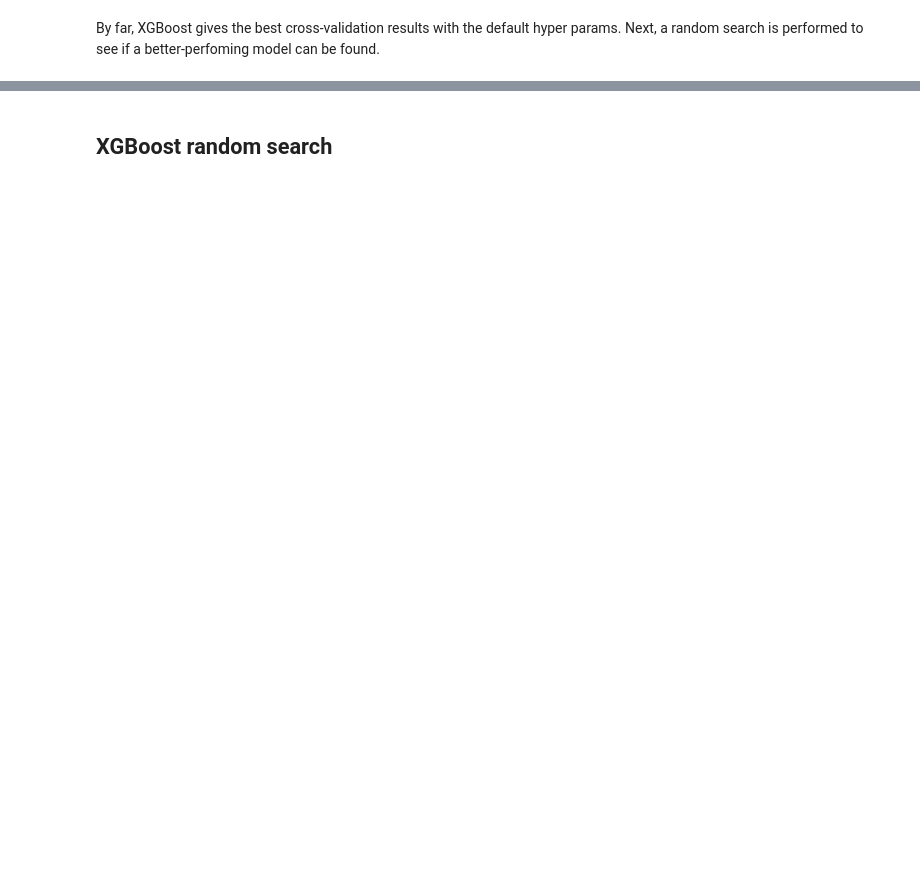
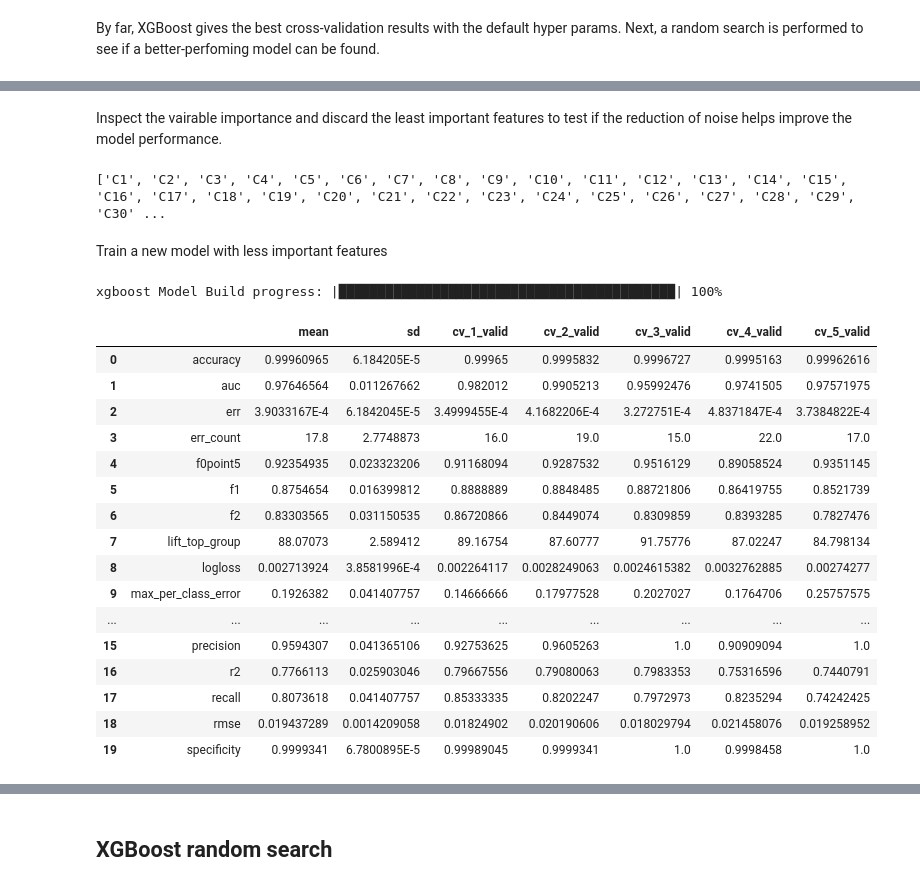
Before and after one commit to Realvincentyuan/Machine_Learning_Lab, a Jupyter notebook: creditcard-fraud-prediction.ipynb, the cells around one changed output, grey strips where cells are left out. Cells and saved outputs as stored; diff of their text form; code cells hidden in the pictures; blank space fills up the shorter version.

```diff
--- a/creditcard-fraud-prediction.ipynb
+++ b/creditcard-fraud-prediction.ipynb
@@ -620,10 +233,0 @@ performance_best_model_valid_set
-# %%
-prob = None
-k=10
-for i in range(0,k):
-    gbm = h2o.get_model(sorted_final_grid.sorted_metric_table()['model_ids'][i])
-    if (prob is None):
-        prob = gbm.predict(test_frame)["p1"]
-    else:
-        prob = prob + gbm.predict(test_frame)["p1"]
-prob = prob/k
@@ -761,2 +413,6 @@ auc of cross-validation: 0.9719653956774948
 # %% [markdown]
 By far, XGBoost gives the best cross-validation results with the default hyper params. Next, a random search is performed to see if a better-perfoming model can be found.
+# %%
+# Retrieve the variable importance, the least a few unimportant features can be discarded in the training to see if the performance gets better.
+varimp = xgb_cv.varimp(use_pandas=True)
+varimp
@@ -762,0 +437,2 @@ By far, XGBoost gives the best cross-validation results with the default hyper p
+# %% [markdown]
+Inspect the vairable importance and discard the least important features to test if the reduction of noise helps improve the model performance.
@@ -762,0 +441,4 @@ By far, XGBoost gives the best cross-validation results with the default hyper p
+# %%
+print(predictors)
+# %% [output]
+['C1', 'C2', 'C3', 'C4', 'C5', 'C6', 'C7', 'C8', 'C9', 'C10', 'C11', 'C12', 'C13', 'C14', 'C15', 'C16', 'C17', 'C18', 'C19', 'C20', 'C21', 'C22', 'C23', 'C24', 'C25', 'C26', 'C27', 'C28', 'C29', 'C30' ...
@@ -762,0 +450,35 @@ By far, XGBoost gives the best cross-validation results with the default hyper p
+# %% [markdown]
+Train a new model with less important features
+# %%
+xgb_cv_2 = H2OXGBoostEstimator(booster='dart',
+                                  normalize_type="tree",
+                                  seed=1234,
+                            nfolds = 5)
+
+# During cross-validation, the train set and validation set are combined together in order to get more data in training
+xgb_cv_2.train(x=predictors,
+               y=response,
+               training_frame=train_frame.rbind(valid_frame)
+               )
+
+xgb_cv_summary_2 = xgb_cv_2.cross_validation_metrics_summary().as_data_frame()
+xgb_cv_summary_2
+# %% [output]
+xgboost Model Build progress: |███████████████████████████████████████████| 100%
+|  |  | mean | sd | cv_1_valid | cv_2_valid | cv_3_valid | cv_4_valid | cv_5_valid |
+| 0 | accuracy | 0.99960965 | 6.184205E-5 | 0.99965 | 0.9995832 | 0.9996727 | 0.9995163 | 0.99962616 |
+| 1 | auc | 0.97646564 | 0.011267662 | 0.982012 | 0.9905213 | 0.95992476 | 0.9741505 | 0.97571975 |
+| 2 | err | 3.9033167E-4 | 6.1842045E-5 | 3.4999455E-4 | 4.1682206E-4 | 3.272751E-4 | 4.8371847E-4 | 3.7384822E-4 |
+| 3 | err_count | 17.8 | 2.7748873 | 16.0 | 19.0 | 15.0 | 22.0 | 17.0 |
+| 4 | f0point5 | 0.92354935 | 0.023323206 | 0.91168094 | 0.9287532 | 0.9516129 | 0.89058524 | 0.9351145 |
+| 5 | f1 | 0.8754654 | 0.016399812 | 0.8888889 | 0.8848485 | 0.88721806 | 0.86419755 | 0.8521739 |
+| 6 | f2 | 0.83303565 | 0.031150535 | 0.86720866 | 0.8449074 | 0.8309859 | 0.8393285 | 0.7827476 |
+| 7 | lift_top_group | 88.07073 | 2.589412 | 89.16754 | 87.60777 | 91.75776 | 87.02247 | 84.798134 |
+| 8 | logloss | 0.002713924 | 3.8581996E-4 | 0.002264117 | 0.0028249063 | 0.0024615382 | 0.0032762885 | 0.00274277 |
+| 9 | max_per_class_error | 0.1926382 | 0.041407757 | 0.14666666 | 0.17977528 | 0.2027027 | 0.1764706 | 0.25757575 |
+| ... | ... | ... | ... | ... | ... | ... | ... | ... |
+| 15 | precision | 0.9594307 | 0.041365106 | 0.92753625 | 0.9605263 | 1.0 | 0.90909094 | 1.0 |
+| 16 | r2 | 0.7766113 | 0.025903046 | 0.79667556 | 0.79080063 | 0.7983353 | 0.75316596 | 0.7440791 |
+| 17 | recall | 0.8073618 | 0.041407757 | 0.85333335 | 0.8202247 | 0.7972973 | 0.8235294 | 0.74242425 |
+| 18 | rmse | 0.019437289 | 0.0014209058 | 0.01824902 | 0.020190606 | 0.018029794 | 0.021458076 | 0.019258952 |
+| 19 | specificity | 0.9999341 | 6.7800895E-5 | 0.99989045 | 0.9999341 | 1.0 | 0.9998458 | 1.0 |
```
Also changed, not shown: parts of 76 cells of this notebook.
